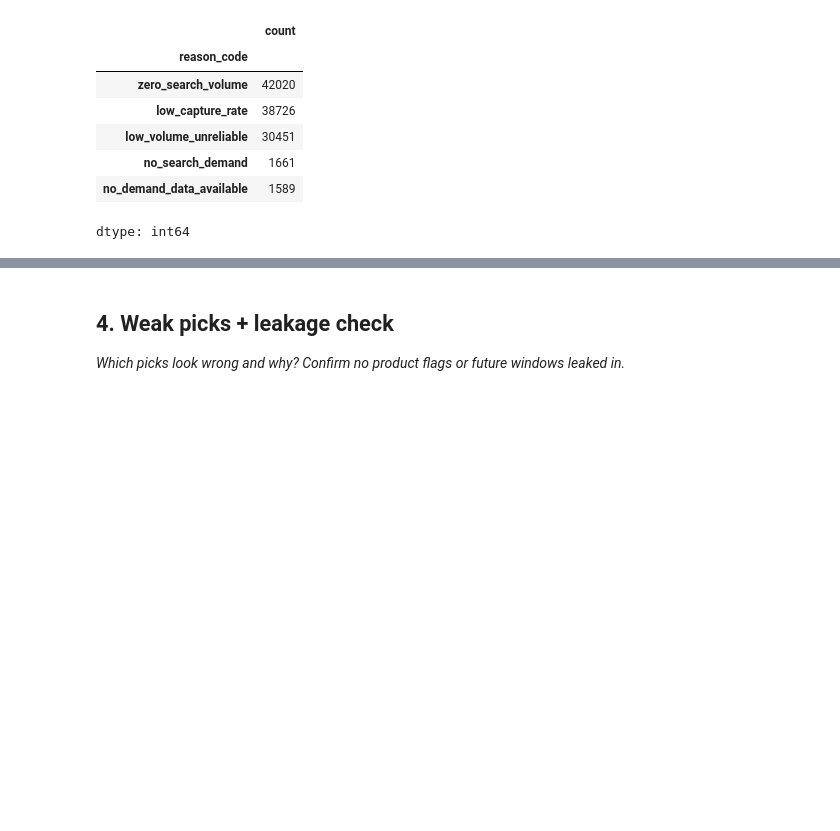
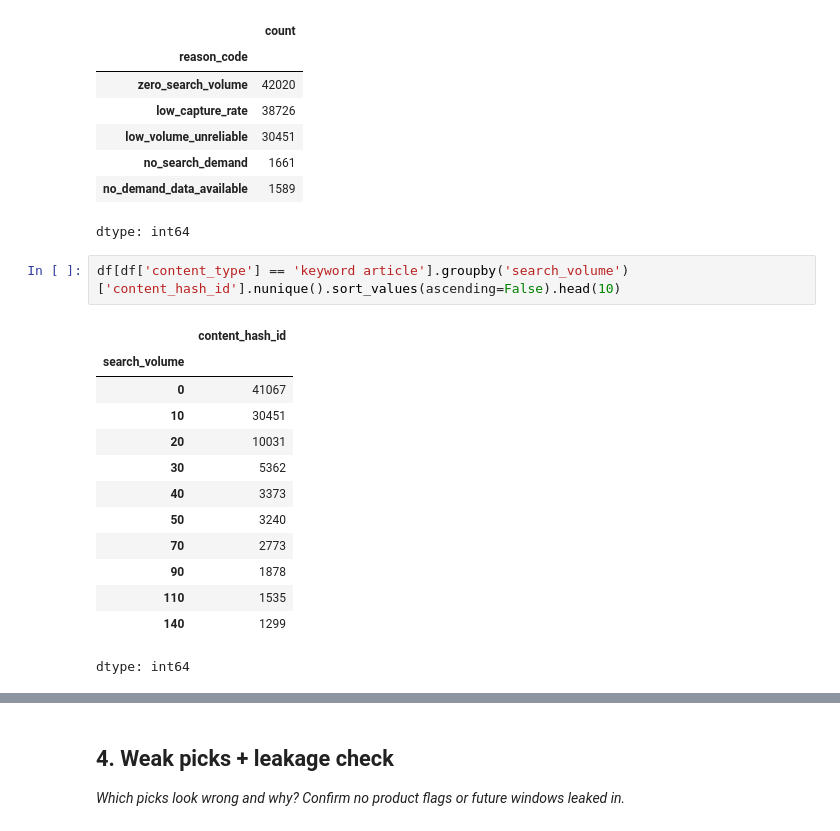
Before and after one commit to AxelYoel/FlyRank-AI-Internship---Axel-Yoel-Chandra, a Jupyter notebook: work/notebooks/w04_baseline_score.ipynb, the cells around one changed output, grey strips where cells are left out. Cells and saved outputs as stored; diff of their text form; blank space fills up the shorter version.

```diff
--- a/work/notebooks/w04_baseline_score.ipynb
+++ b/work/notebooks/w04_baseline_score.ipynb
@@ -466,3 +466,19 @@ Wrote 114447 rows
 | no_search_demand | 1661 |
 | no_demand_data_available | 1589 |
 dtype: int64
+# %%
+df[df['content_type'] == 'keyword article'].groupby('search_volume')['content_hash_id'].nunique().sort_values(ascending=False).head(10)
+# %% [output]
+|  | content_hash_id |
+| search_volume |  |
+| 0 | 41067 |
+| 10 | 30451 |
+| 20 | 10031 |
+| 30 | 5362 |
+| 40 | 3373 |
+| 50 | 3240 |
+| 70 | 2773 |
+| 90 | 1878 |
+| 110 | 1535 |
+| 140 | 1299 |
+dtype: int64
```
Also changed, not shown: parts of 5 cells of this notebook.
